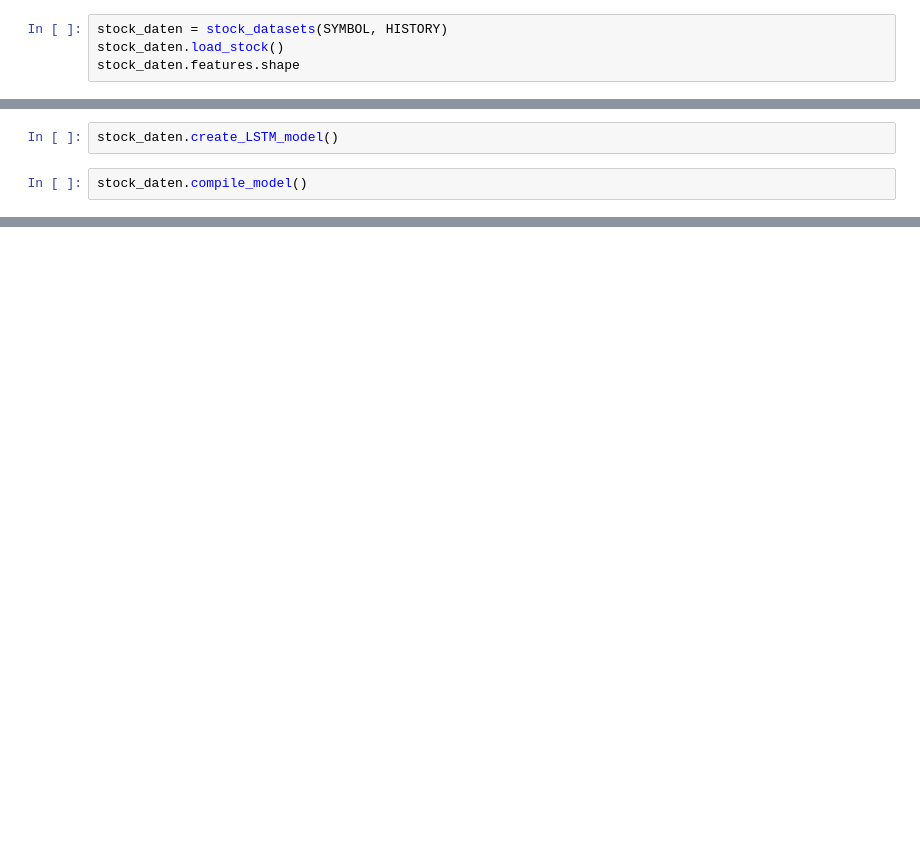
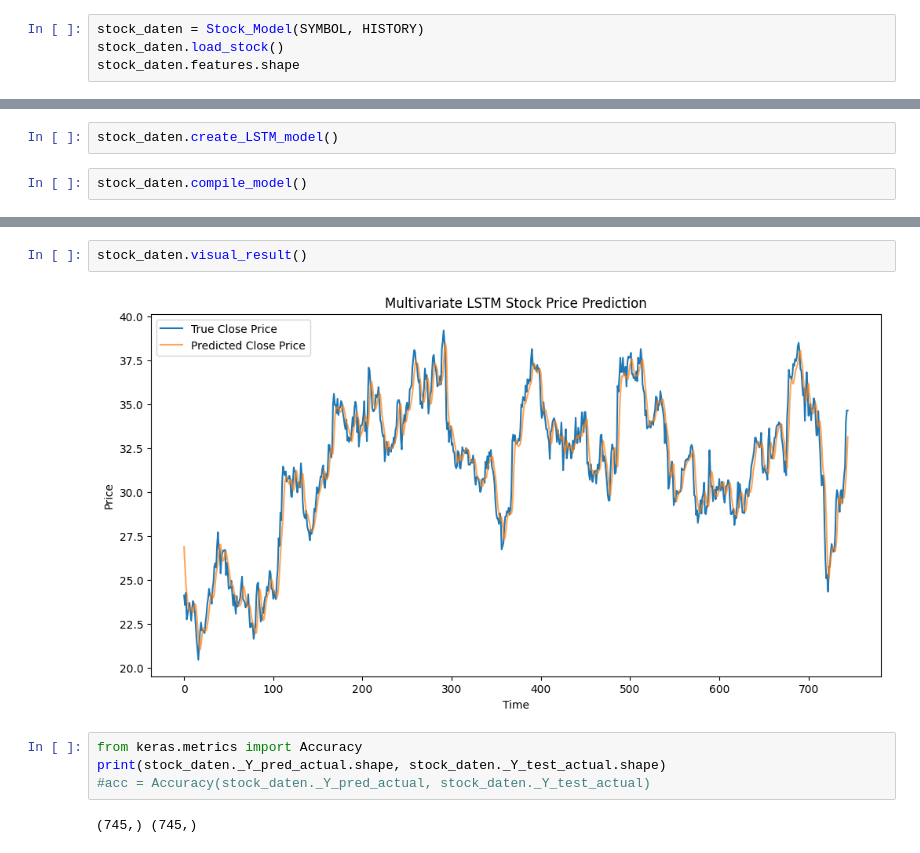
Before and after one commit to hoffmany169/stock-ai, a Jupyter notebook: stock_model.ipynb, the cells around one changed output, grey strips where cells are left out. Drawn from its saved outputs; the diff is of its cells as text; blank space fills up the shorter version.

Commit message:
update stock_model codes

```diff
--- a/stock_model.ipynb
+++ b/stock_model.ipynb
@@ -211,5 +250,5 @@ class Stock_Model:
 # %%
-stock_daten = stock_datasets(SYMBOL, HISTORY)
+stock_daten = Stock_Model(SYMBOL, HISTORY)
 stock_daten.load_stock()
 stock_daten.features.shape
 # %% [output]
@@ -298,0 +328,10 @@ NameError: name 'scaler' is not defined
+# %%
+stock_daten.visual_result()
+# %% [output]
+[figure, added]
+# %%
+from keras.metrics import Accuracy
+print(stock_daten._Y_pred_actual.shape, stock_daten._Y_test_actual.shape)
+#acc = Accuracy(stock_daten._Y_pred_actual, stock_daten._Y_test_actual)
+# %% [output]
+(745,) (745,)
```
Also changed, not shown: parts of 6 cells of this notebook.
